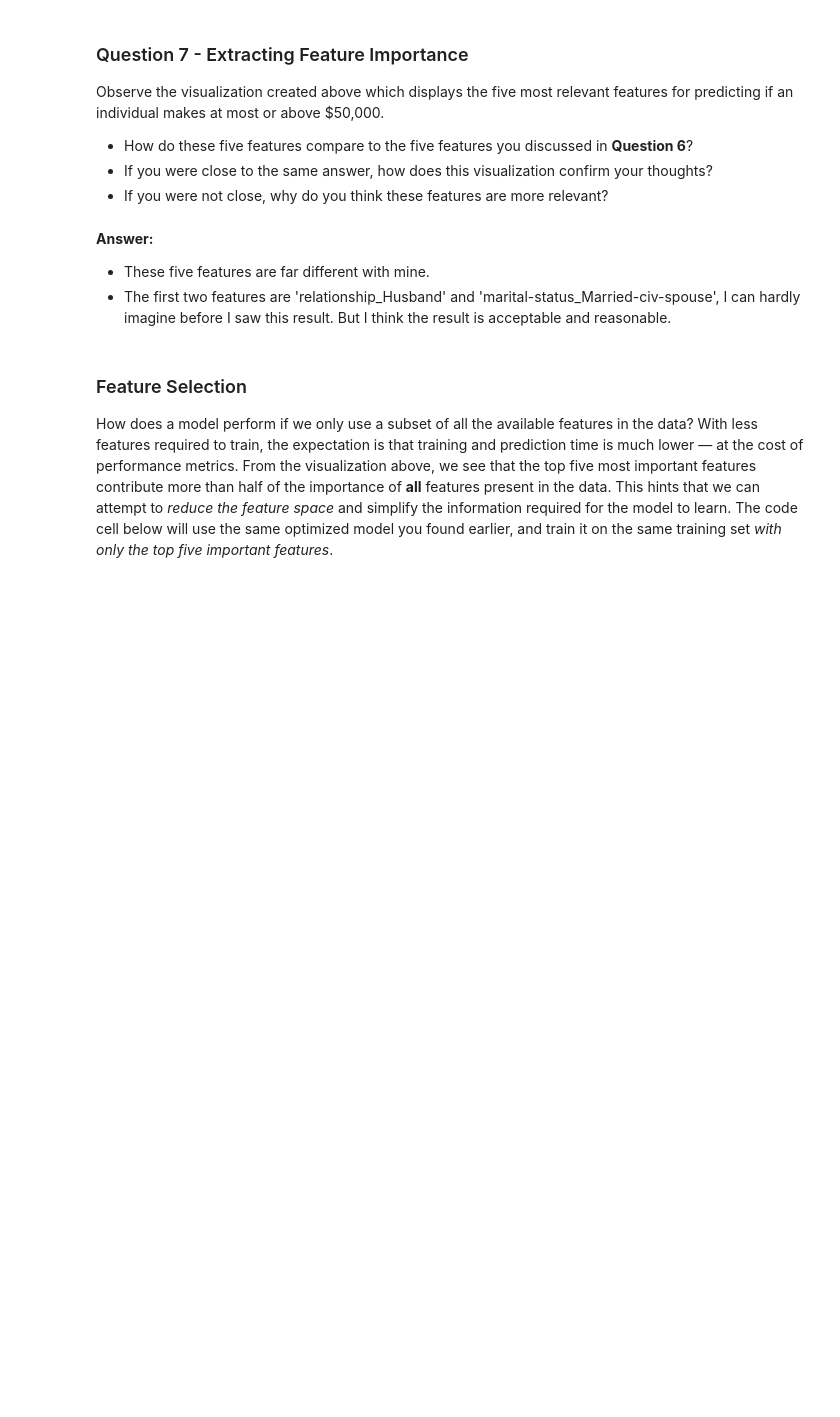
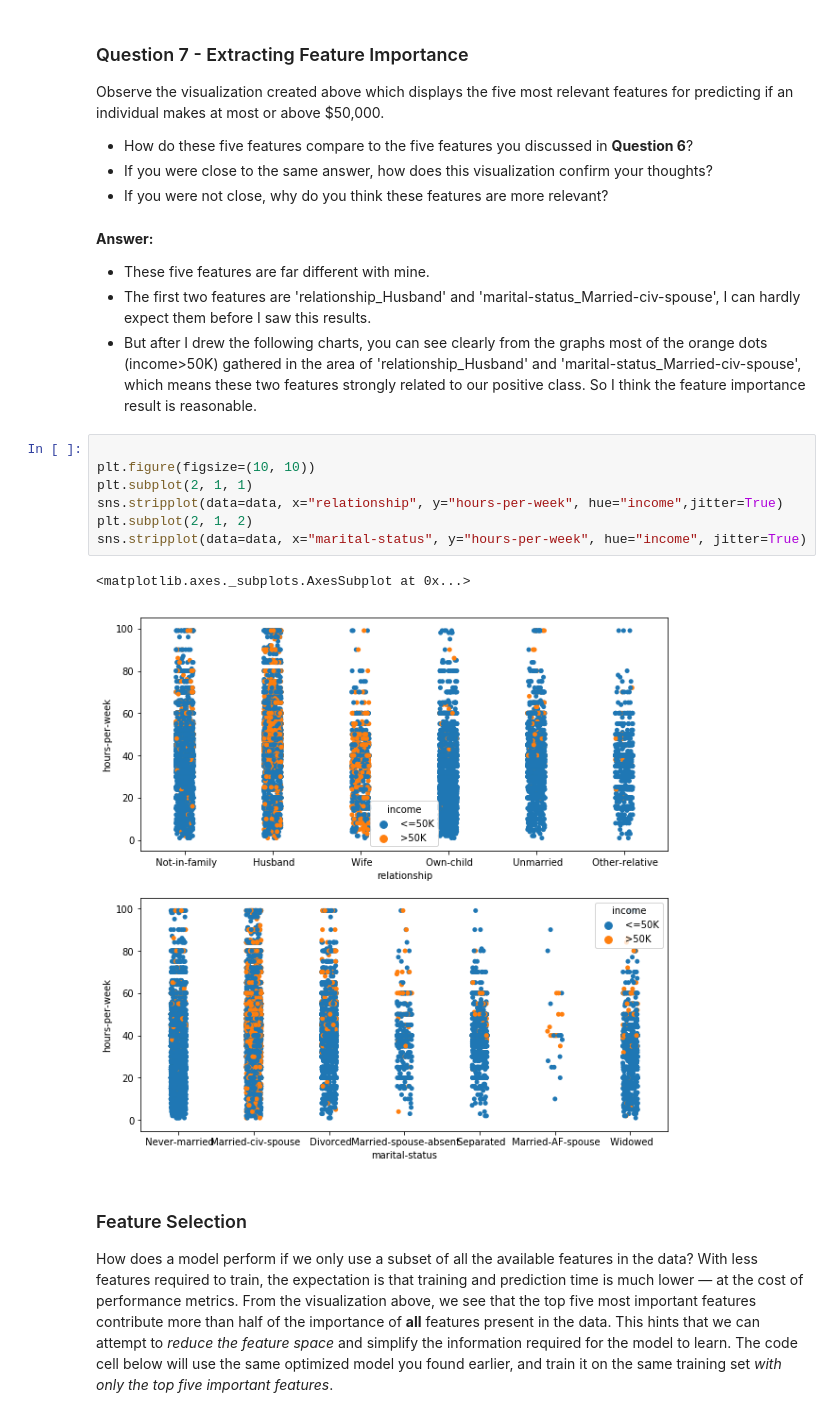
Before and after one commit to alyzleafbell/machine-learning, a Jupyter notebook: projects/finding_donors/finding_donors.ipynb, the cells around one changed output. Saved outputs shown, nothing was run; the diff lists cells and outputs as text; blank space fills up the shorter version.

Commit message:
explain in detail
kernel trick of SVM,features importance and sample slicing

```diff
--- a/projects/finding_donors/finding_donors.ipynb
+++ b/projects/finding_donors/finding_donors.ipynb
@@ -661,7 +640,18 @@ Observe the visualization created above which displays the five most relevant fe
 **Answer:**
 
 - These five features are far different with mine.
-- The first two features are 'relationship_Husband' and 'marital-status_Married-civ-spouse', I can hardly imagine before I saw this result. But I think the result is acceptable and reasonable.
+- The first two features are 'relationship_Husband' and 'marital-status_Married-civ-spouse', I can hardly expect them before I saw this results.
+- But after I drew the following charts, you can see clearly from the graphs most of the orange dots (income>50K) gathered in the area of 'relationship_Husband' and 'marital-status_Married-civ-spouse', which means these two features strongly related to our positive class. So I think the feature importance result is reasonable.
+# %%
+
+plt.figure(figsize=(10, 10))
+plt.subplot(2, 1, 1)
+sns.stripplot(data=data, x="relationship", y="hours-per-week", hue="income",jitter=True)
+plt.subplot(2, 1, 2)
+sns.stripplot(data=data, x="marital-status", y="hours-per-week", hue="income", jitter=True)
+# %% [output]
+<matplotlib.axes._subplots.AxesSubplot at 0x...>
+[figure, added]
 # %% [markdown]
 ### Feature Selection
 How does a model perform if we only use a subset of all the available features in the data? With less features required to train, the expectation is that training and prediction time is much lower — at the cost of performance metrics. From the visualization above, we see that the top five most important features contribute more than half of the importance of **all** features present in the data. This hints that we can attempt to *reduce the feature space* and simplify the information required for the model to learn. The code cell below will use the same optimized model you found earlier, and train it on the same training set *with only the top five important features*.
```
Also changed, not shown: parts of 5 cells of this notebook, 1 other file.
